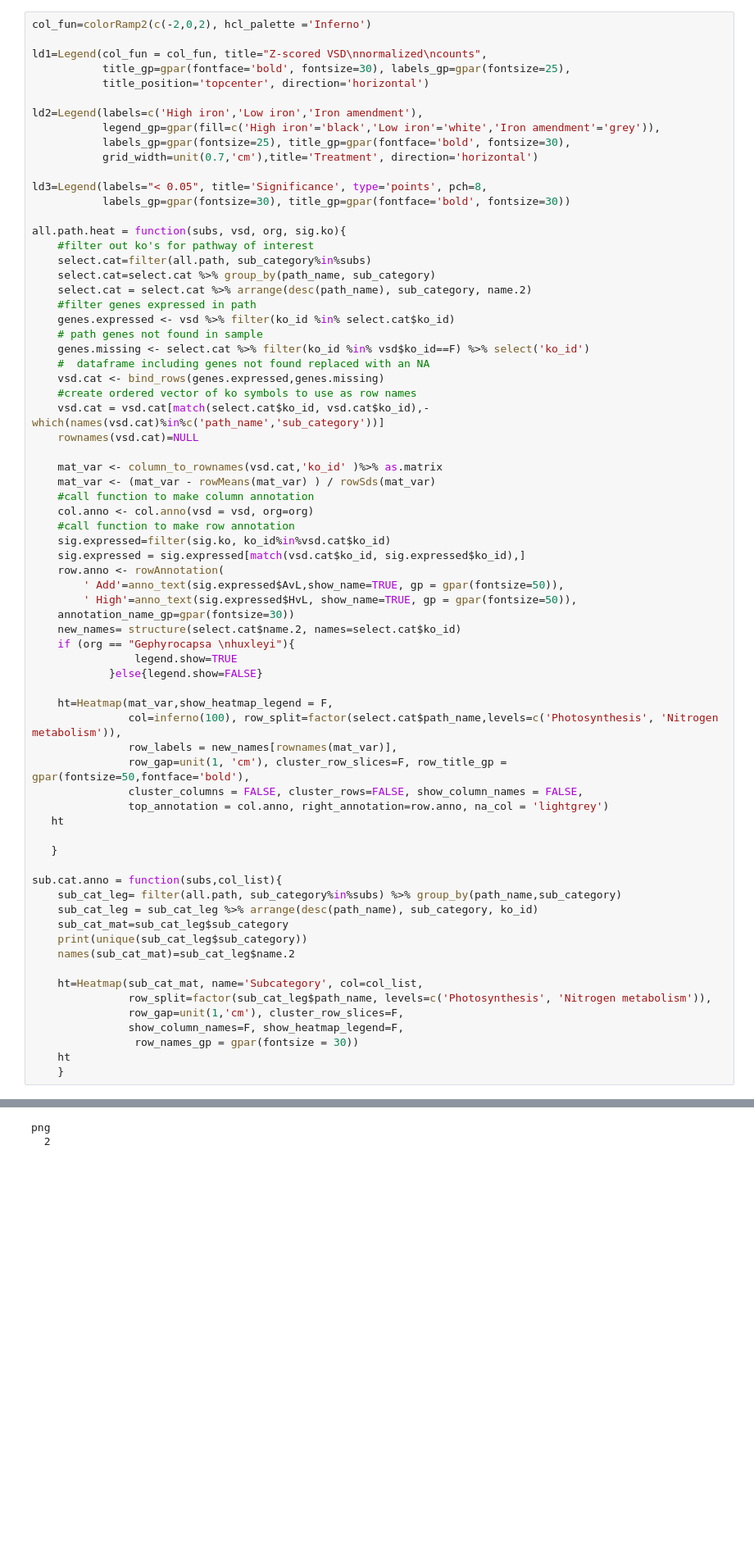
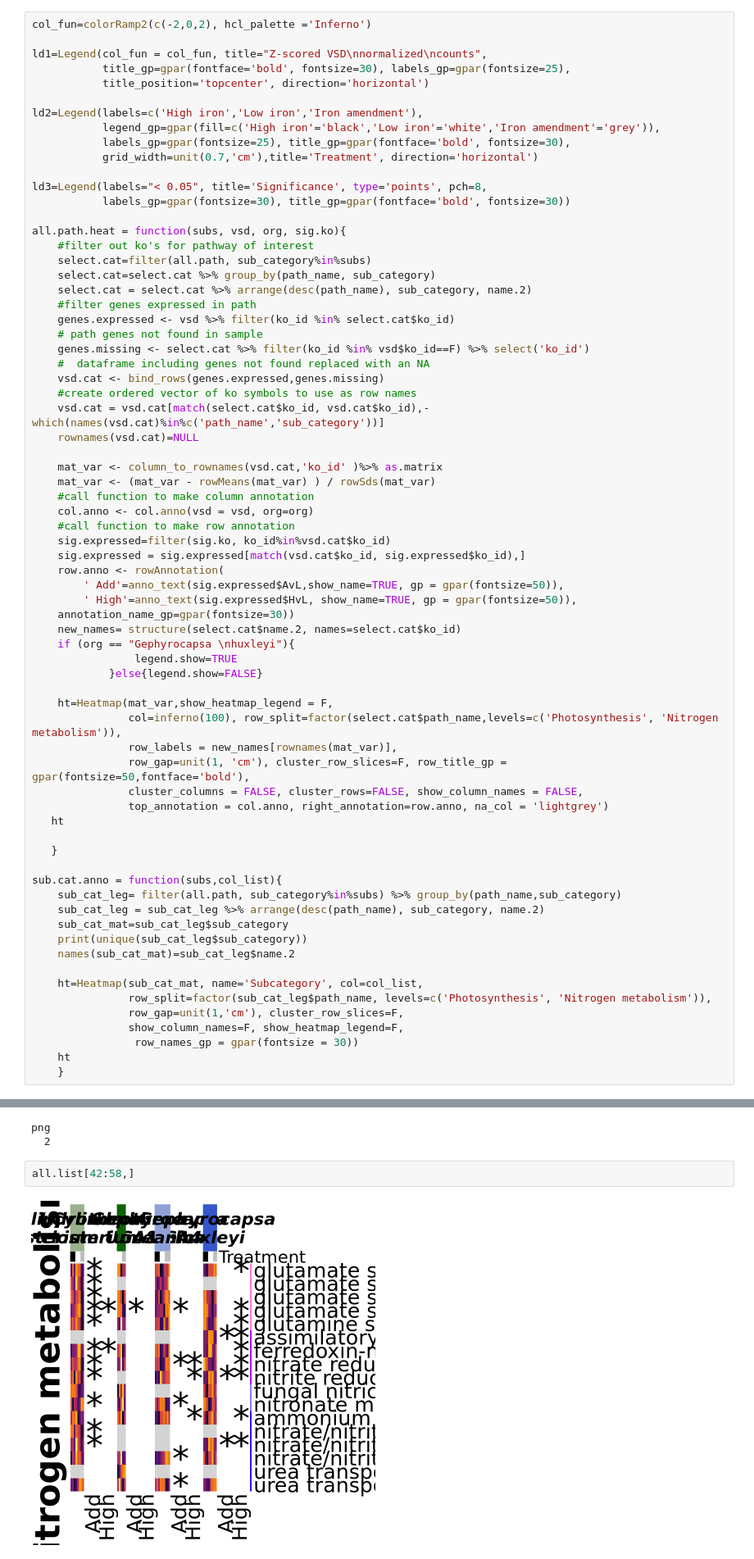
Before and after one commit to CohenLabUGA/SAB_isolates, a Jupyter notebook: jupyter_notebooks/DE_figs.ipynb, the cells around one changed output, grey strips where cells are left out. Shown at 82% size. Drawn from its saved outputs; the diff is of its cells as text; blank space fills up the shorter version.

```diff
--- a/jupyter_notebooks/DE_figs.ipynb
+++ b/jupyter_notebooks/DE_figs.ipynb
@@ -782,7 +782,7 @@ all.path.heat = function(subs, vsd, org, sig.ko){
 
 sub.cat.anno = function(subs,col_list){
     sub_cat_leg= filter(all.path, sub_category%in%subs) %>% group_by(path_name,sub_category)
-    sub_cat_leg = sub_cat_leg %>% arrange(desc(path_name), sub_category, ko_id)
+    sub_cat_leg = sub_cat_leg %>% arrange(desc(path_name), sub_category, name.2)
     sub_cat_mat=sub_cat_leg$sub_category
     print(unique(sub_cat_leg$sub_category))
     names(sub_cat_mat)=sub_cat_leg$name.2
@@ -845,6 +845,10 @@ Adding missing grouping variables: `path_name`, `sub_category`
 [11] "Nitrogen transporters"     "Urea cycle"
 png
   2
+# %%
+all.list[42:58,]
+# %% [output]
+[figure, added]
 # %%
 carbon.heat = function(vsd, org, sig.ko){
     #filter out ko's for pathway of interest
```
